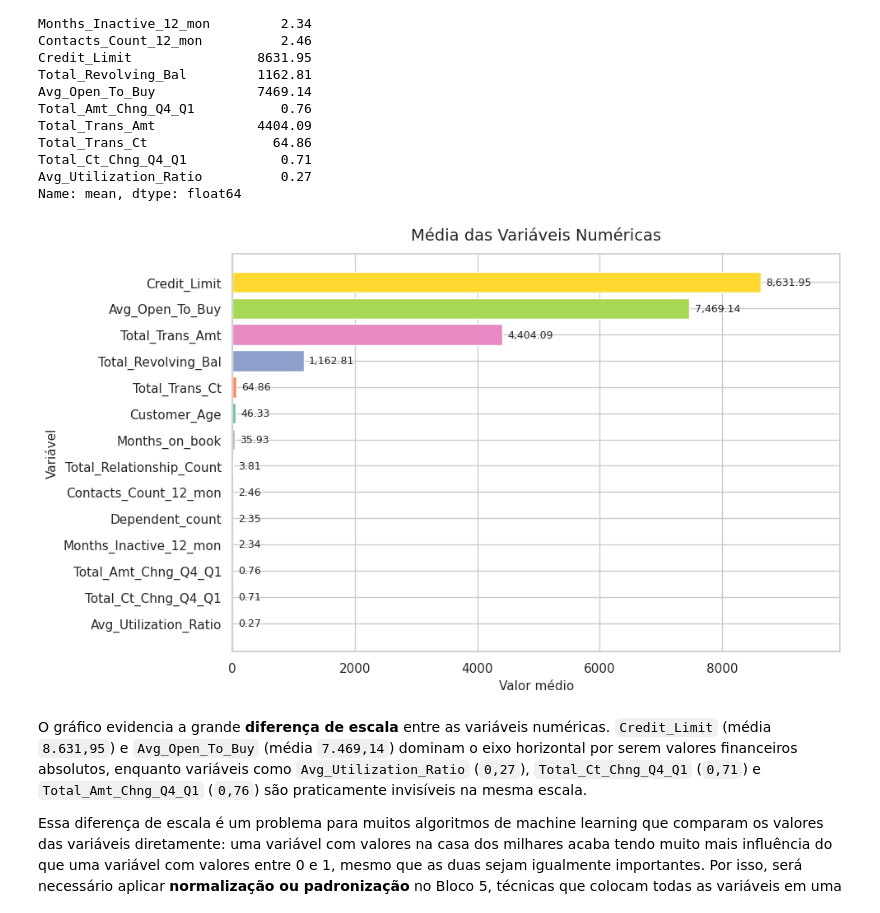
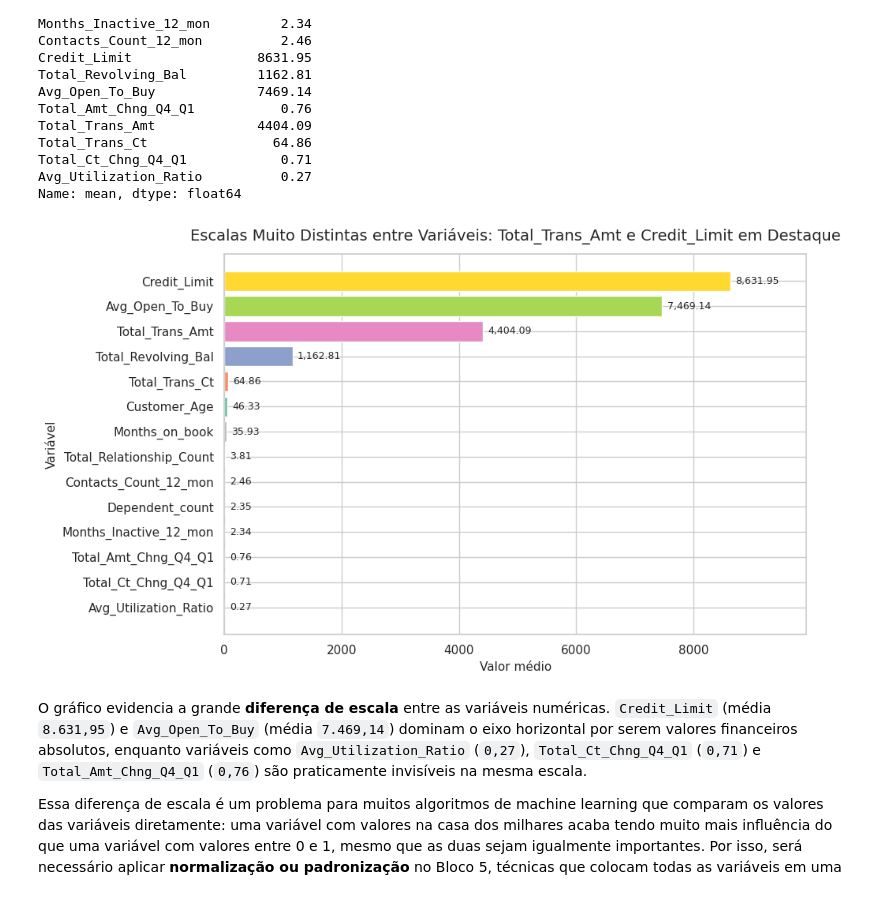
Before and after one commit to diogorblessa/mvp-credit-card-churn, a Jupyter notebook: notebooks/mvp_eda_preprocessing.ipynb, the cells around one changed output. Cells and saved outputs as stored; diff of their text form; code cells hidden in the pictures.

```diff
--- a/notebooks/mvp_eda_preprocessing.ipynb
+++ b/notebooks/mvp_eda_preprocessing.ipynb
@@ -343,28 +344,29 @@ Name: mean, dtype: float64
 # %%
 # Gráfico de barras horizontais — médias das variáveis numéricas
 medias = df.select_dtypes(include='number').mean().round(2).sort_values(ascending=True)
 
 fig, ax = plt.subplots(figsize=(10, 6))
 cores = sns.color_palette('Set2', n_colors=len(medias))
 barras = ax.barh(medias.index, medias.values, color=cores, edgecolor='white')
 
 # Anotação dos valores
 for barra, valor in zip(barras, medias.values):
     ax.text(
         barra.get_width() + medias.max() * 0.01,
         barra.get_y() + barra.get_height() / 2,
         f'{valor:,.2f}',
         va='center', fontsize=9
     )
 
-ax.set_title('Média das Variáveis Numéricas', fontsize=14, pad=12)
+ax.set_title('Escalas Muito Distintas entre Variáveis: Total_Trans_Amt e Credit_Limit em Destaque',
+             fontsize=14, pad=12)
 ax.set_xlabel('Valor médio', fontsize=11)
 ax.set_ylabel('Variável', fontsize=11)
 ax.set_xlim(0, medias.max() * 1.15)
 plt.tight_layout()
 plt.show()
 # %% [output]
-[figure, old version]
+[figure, new version]
 # %% [markdown]
 O gráfico evidencia a grande **diferença de escala** entre as variáveis numéricas. `Credit_Limit` (média `8.631,95`) e `Avg_Open_To_Buy` (média `7.469,14`) dominam o eixo horizontal por serem valores financeiros absolutos, enquanto variáveis como `Avg_Utilization_Ratio` (`0,27`), `Total_Ct_Chng_Q4_Q1` (`0,71`) e `Total_Amt_Chng_Q4_Q1` (`0,76`) são praticamente invisíveis na mesma escala.
 
```
Also changed, not shown: parts of 2 cells of this notebook.
